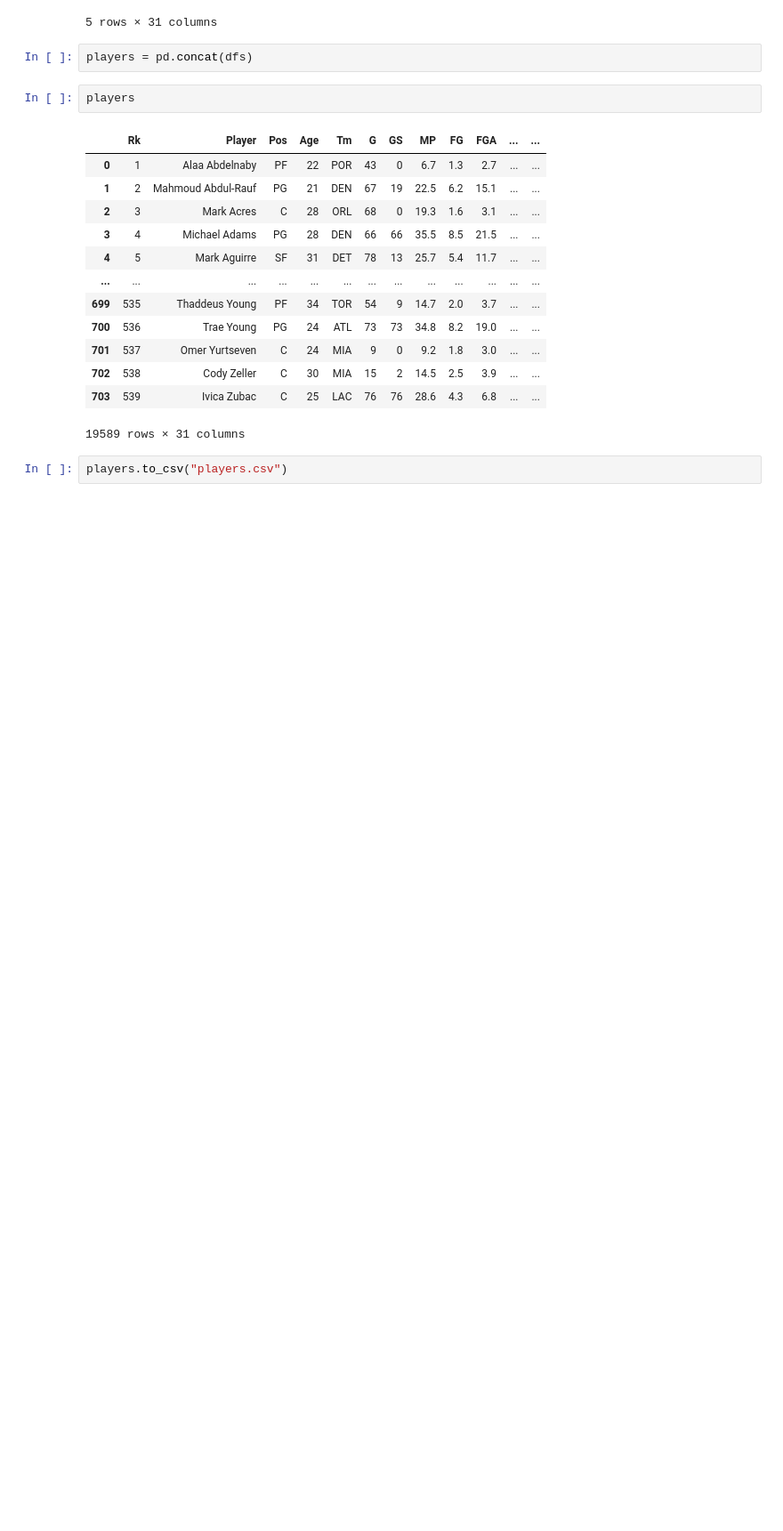
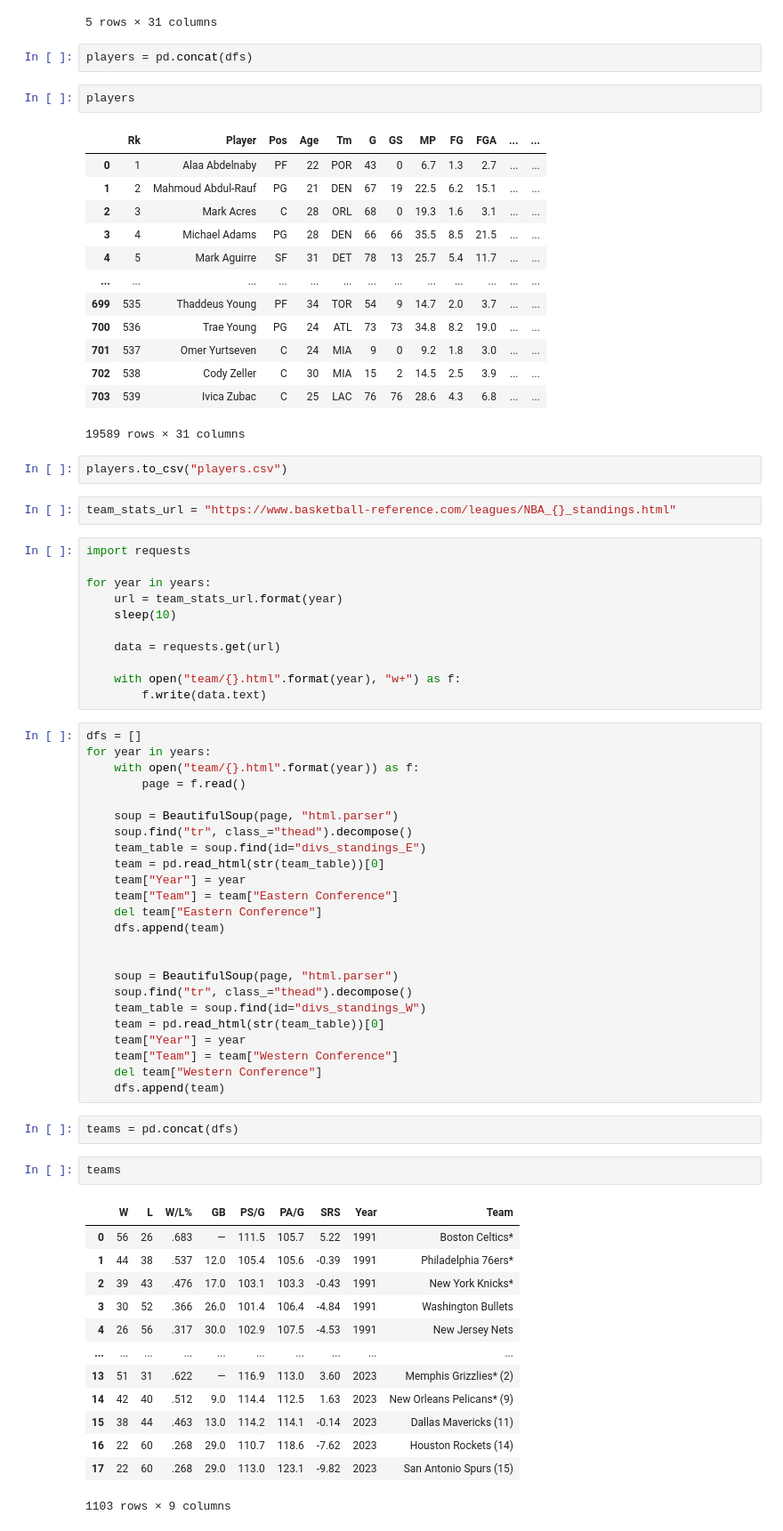
Before and after one commit to solairamu/nba-ML, a Jupyter notebook: web_scraping.ipynb, the cells around one changed output. Shown: that part at 89% size. Cells and saved outputs as stored; diff of their text form; blank space fills up the shorter version.

Commit message:
scraped team record stats across all years and put into csv

```diff
--- a/web_scraping.ipynb
+++ b/web_scraping.ipynb
@@ -113,3 +113,58 @@ players
 19589 rows × 31 columns
 # %%
 players.to_csv("players.csv")
+# %%
+team_stats_url = "https://www.basketball-reference.com/leagues/NBA_{}_standings.html"
+# %%
+import requests
+
+for year in years:
+    url = team_stats_url.format(year)
+    sleep(10)
+
+    data = requests.get(url)
+
+    with open("team/{}.html".format(year), "w+") as f:
+        f.write(data.text)
+# %%
+dfs = []
+for year in years:
+    with open("team/{}.html".format(year)) as f:
+        page = f.read()
+
+    soup = BeautifulSoup(page, "html.parser")
+    soup.find("tr", class_="thead").decompose()
+    team_table = soup.find(id="divs_standings_E")
+    team = pd.read_html(str(team_table))[0]
+    team["Year"] = year
+    team["Team"] = team["Eastern Conference"]
+    del team["Eastern Conference"]
+    dfs.append(team)
+
+
+    soup = BeautifulSoup(page, "html.parser")
+    soup.find("tr", class_="thead").decompose()
+    team_table = soup.find(id="divs_standings_W")
+    team = pd.read_html(str(team_table))[0]
+    team["Year"] = year
+    team["Team"] = team["Western Conference"]
+    del team["Western Conference"]
+    dfs.append(team)
+# %%
+teams = pd.concat(dfs)
+# %%
+teams
+# %% [output]
+|  | W | L | W/L% | GB | PS/G | PA/G | SRS | Year | Team |
+| 0 | 56 | 26 | .683 | — | 111.5 | 105.7 | 5.22 | 1991 | Boston Celtics* |
+| 1 | 44 | 38 | .537 | 12.0 | 105.4 | 105.6 | -0.39 | 1991 | Philadelphia 76ers* |
+| 2 | 39 | 43 | .476 | 17.0 | 103.1 | 103.3 | -0.43 | 1991 | New York Knicks* |
+| 3 | 30 | 52 | .366 | 26.0 | 101.4 | 106.4 | -4.84 | 1991 | Washington Bullets |
+| 4 | 26 | 56 | .317 | 30.0 | 102.9 | 107.5 | -4.53 | 1991 | New Jersey Nets |
+| ... | ... | ... | ... | ... | ... | ... | ... | ... | ... |
+| 13 | 51 | 31 | .622 | — | 116.9 | 113.0 | 3.60 | 2023 | Memphis Grizzlies* (2) |
+| 14 | 42 | 40 | .512 | 9.0 | 114.4 | 112.5 | 1.63 | 2023 | New Orleans Pelicans* (9) |
+| 15 | 38 | 44 | .463 | 13.0 | 114.2 | 114.1 | -0.14 | 2023 | Dallas Mavericks (11) |
+| 16 | 22 | 60 | .268 | 29.0 | 110.7 | 118.6 | -7.62 | 2023 | Houston Rockets (14) |
+| 17 | 22 | 60 | .268 | 29.0 | 113.0 | 123.1 | -9.82 | 2023 | San Antonio Spurs (15) |
+1103 rows × 9 columns
```
Also changed, not shown: parts of 3 cells of this notebook, 34 other files.
